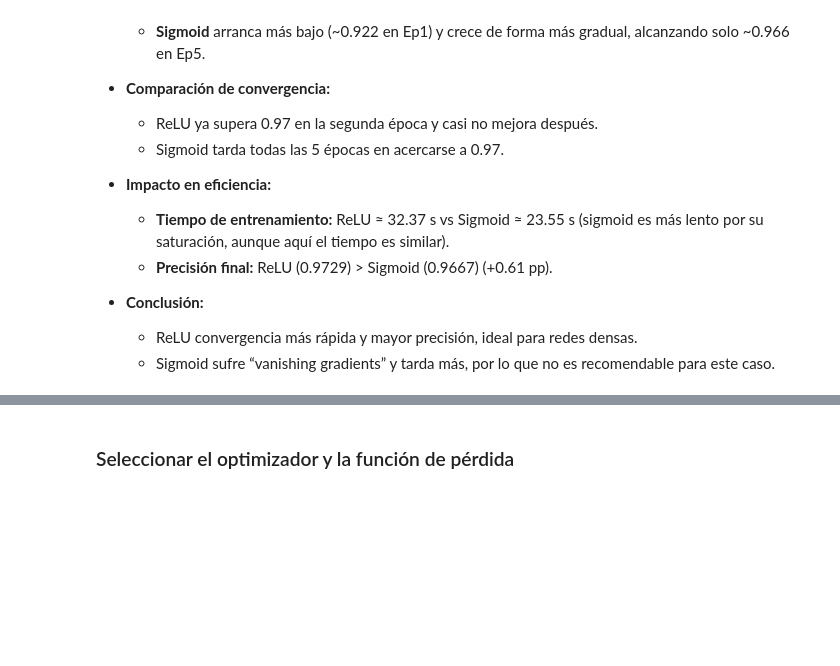
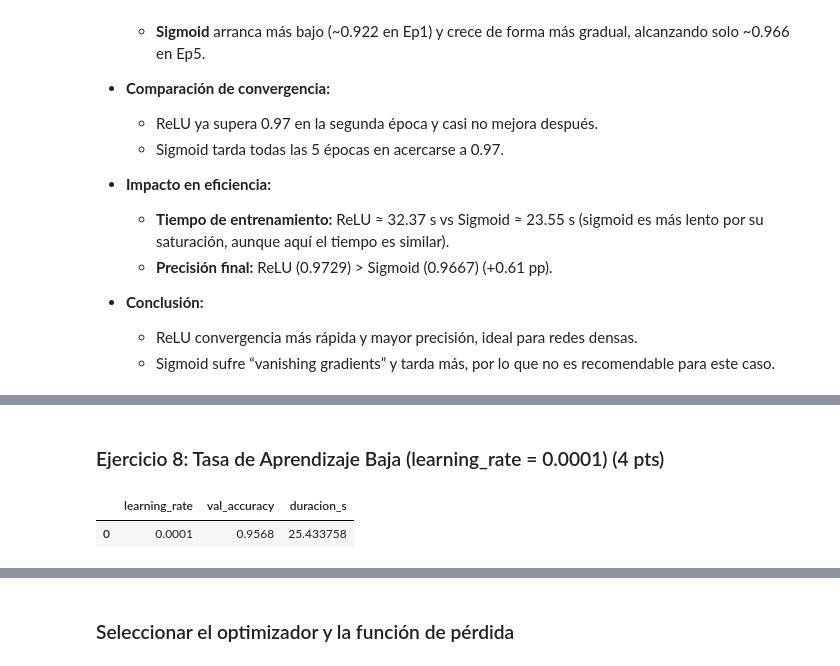
Before and after one commit to Andyfer004/Lab2-DS, a Jupyter notebook: TensorFlow_MNIST_TF2_12+.ipynb, the cells around one changed output, grey strips where cells are left out. Saved outputs shown, nothing was run; the diff lists cells and outputs as text; code cells hidden in the pictures; blank space fills up the shorter version.

```diff
--- a/TensorFlow_MNIST_TF2_12+.ipynb
+++ b/TensorFlow_MNIST_TF2_12+.ipynb
@@ -425,0 +549,27 @@ plt.show()
+# %% [markdown]
+### Ejercicio 8: Tasa de Aprendizaje Baja (learning_rate = 0.0001) (4 pts)
+# %%
+# Ejercicio 8: lr = 1e-4
+m8 = build_model(
+    units=200,
+    depth=2,
+    activations='relu',
+    learning_rate=1e-4
+)
+acc8, dur8, hist8 = train_and_evaluate(
+    m8,
+    X_entreno, y_entreno,
+    X_validacion, y_validacion,
+    batch_size=100,
+    epochs=5
+)
+
+df8 = pd.DataFrame([{
+    'learning_rate': 1e-4,
+    'val_accuracy': acc8,
+    'duracion_s': dur8
+}])
+df8
+# %% [output]
+|  | learning_rate | val_accuracy | duracion_s |
+| 0 | 0.0001 | 0.9568 | 25.433758 |
```
Also changed, not shown: parts of 10 cells of this notebook.
